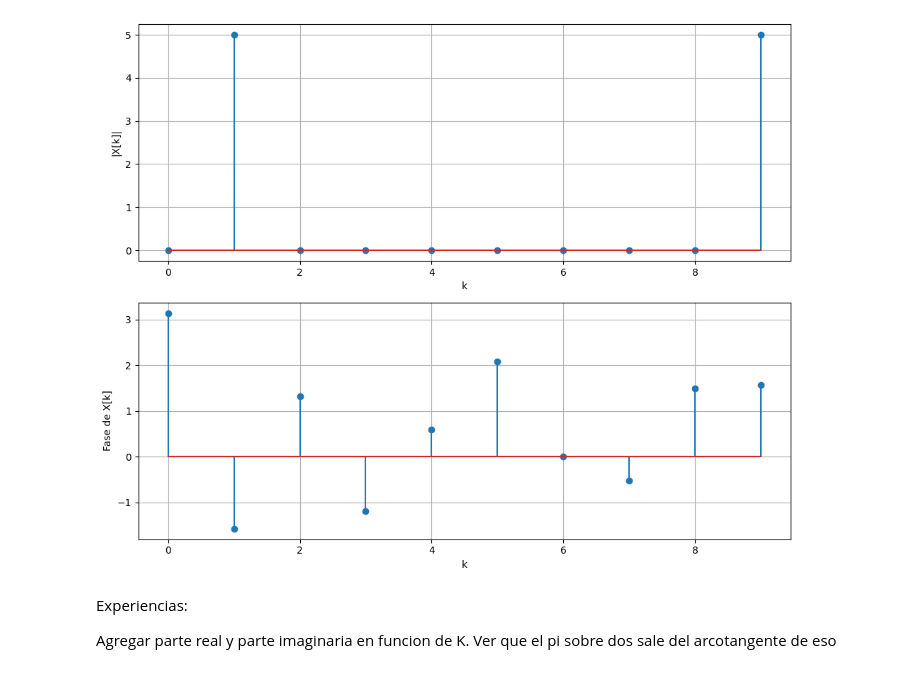
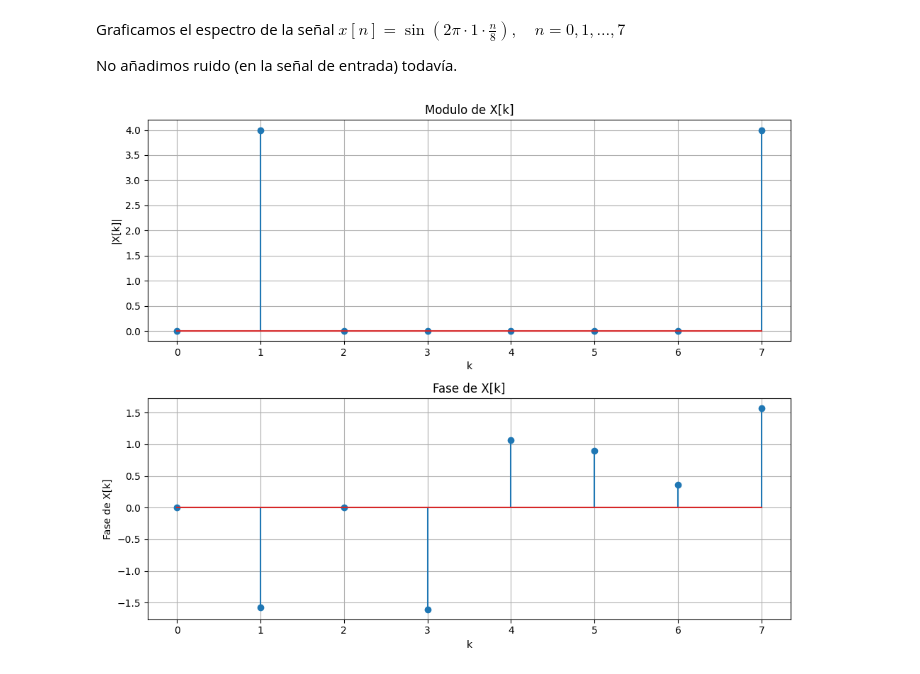
Before and after one commit to tomzuran/PDS2026, a Jupyter notebook: dft.ipynb, the cells around one changed output. Saved outputs shown, nothing was run; the diff lists cells and outputs as text; code cells hidden in the pictures.

```diff
--- a/dft.ipynb
+++ b/dft.ipynb
@@ -21,8 +26,3 @@ def pds_sen_ruidosa(nn = 1000, fs = 1000, freq = 1, Amax = np.sqrt(2), dc = 0, p
         xx = x1
 
     return xx, tt
-
-
-N = 10
-fs = 10
-xx, tt = pds_sen_ruidosa(nn = N, fs = fs, freq = 1, Amax = 1, dc = 0, phase = 0, SNR_db = "inf")
@@ -35,26 +75,30 @@ def pds_dft(xx):
     xk = np.asarray(xk).squeeze()
     return xk
 
+
+N = 8
+fs = 8
+xx, tt = pds_sen_ruidosa(nn = N, fs = fs, freq = 1, Amax = 1, dc = 0, phase = 0, SNR_db = "inf")
 xk = pds_dft(xx)
+# %% [markdown]
+Graficamos el espectro de la señal $x[n] = \sin\left(2\pi \cdot 1 \cdot \frac{n}{8}\right), \quad n = 0, 1, \dots, 7$
+
+No añadimos ruido (en la señal de entrada) todavía.
 # %%
-import matplotlib.pyplot as plt
-
 figure, axs = plt.subplots(2, 1, figsize=(10, 8))
 axs[0].stem(np.arange(N), np.abs(xk))
 axs[0].set_xlabel('k')
 axs[0].set_ylabel('|X[k]|')
 axs[0].grid(True)
+axs[0].set_title("Modulo de X[k]")
 
 axs[1].stem(np.arange(N), np.angle(xk))
 axs[1].set_xlabel('k')
 axs[1].set_ylabel('Fase de X[k]')
 axs[1].grid(True)
+axs[1].set_title("Fase de X[k]")
 
 plt.tight_layout()
 plt.show()
 # %% [output]
-[figure, old version]
+[figure, new version]
-# %% [markdown]
-Experiencias:
-
-Agregar parte real y parte imaginaria en funcion de K. Ver que el pi sobre dos sale del arcotangente de eso
```
Also changed, not shown: parts of 39 cells of this notebook, 1 other file.
